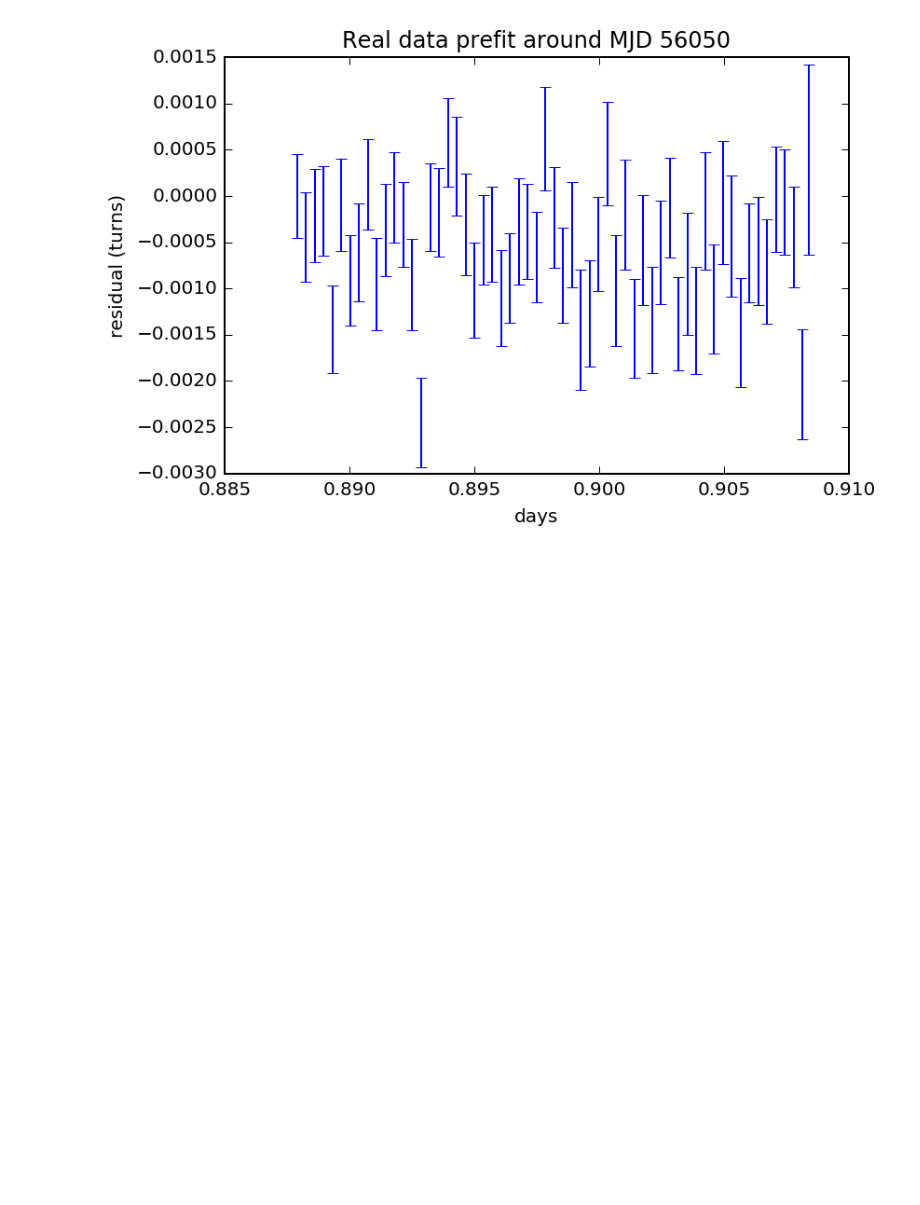
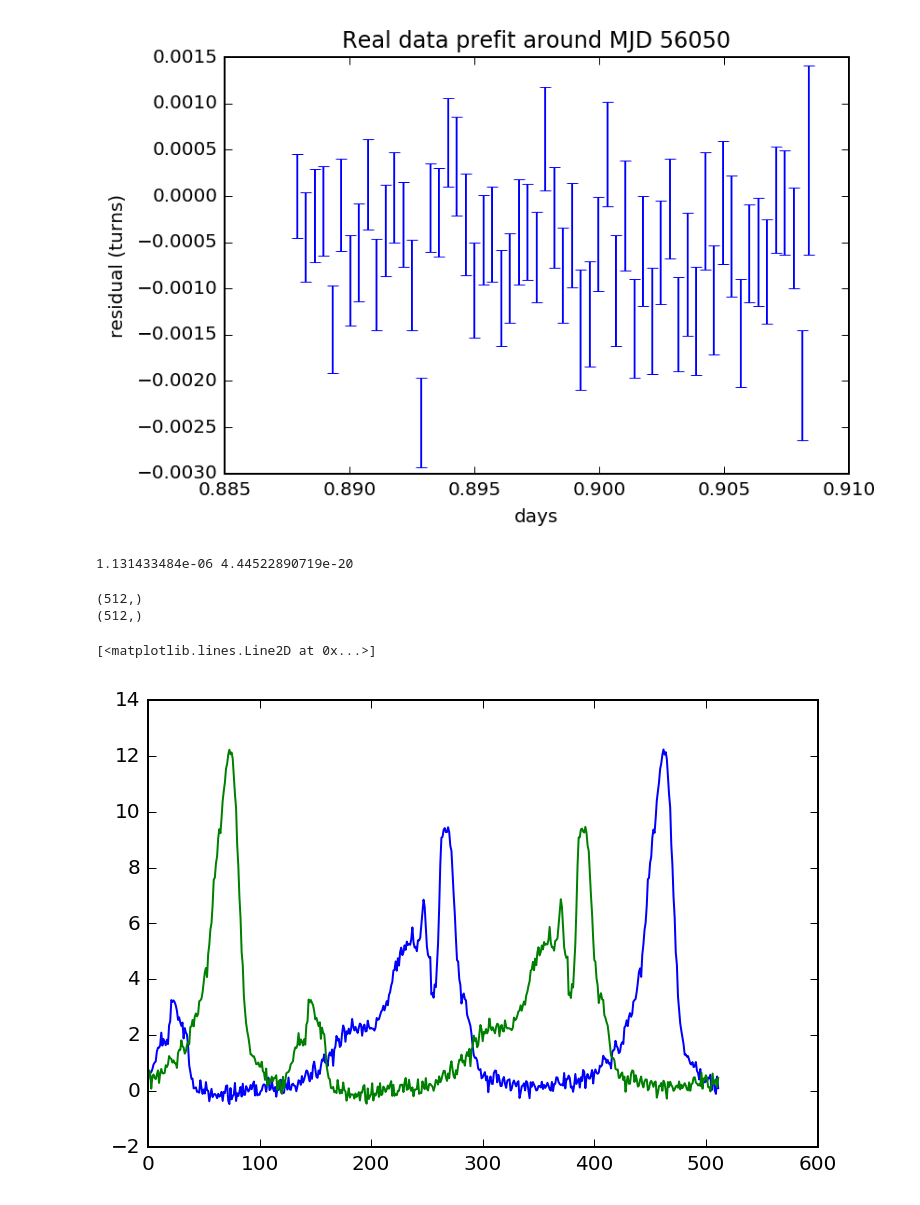
Before and after one commit to aarchiba/triplesystem, a Jupyter notebook: processing/segment-test.ipynb, the cells around one changed output. Drawn from its saved outputs; the diff is of its cells as text; code cells hidden in the pictures; blank space fills up the shorter version.

```diff
--- a/processing/segment-test.ipynb
+++ b/processing/segment-test.ipynb
@@ -442,3 +483,46 @@ plt.title("Real data prefit around MJD %d" % mjd_test)
 # %% [output]
 <matplotlib.text.Text at 0x...>
 [figure]
+# %%
+par_db = pipe.EphemerisCollection(directory="/psr_archive/hessels/archibald/0337+17/ephemerides/")
+
+F = psrchive.Archive_load(test_file)
+mjd = (F.get_Integration(0).get_start_time().in_days()
+    +F.get_Integration(len(F)-1).get_end_time().in_days())/2
+par = par_db.get_par_for(mjd)
+pipe.check_call(["pam", "-E", par, "-u", td, test_file])
+G = psrchive.Archive_load(os.path.join(td,os.path.basename(test_file)))
+# %%
+r = residuals.read_residuals()
+print np.std(r.prefit_sec), np.mean(r.postfit_phs)
+# %% [output]
+1.131433484e-06 4.44522890719e-20
+# %%
+G = psrchive.Archive_load(os.path.join(td,os.path.basename(test_file)))
+
+G.pscrunch()
+G.fscrunch()
+G.tscrunch()
+G.remove_baseline()
+
+d = np.squeeze(G.get_data())
+print d.shape
+plt.plot(d)
+
+par2 = par_db.get_par_for(mjd-4)
+pipe.check_call(["pam", "-E", par2, "-u", td, test_file])
+H = psrchive.Archive_load(os.path.join(td,os.path.basename(test_file)))
+
+H.pscrunch()
+H.fscrunch()
+H.tscrunch()
+H.remove_baseline()
+
+d = np.squeeze(H.get_data())
+print d.shape
+plt.plot(d)
+# %% [output]
+(512,)
+(512,)
+[<matplotlib.lines.Line2D at 0x...>]
+[figure, added]
```
Also changed, not shown: parts of 5 cells of this notebook, 5 other files.
